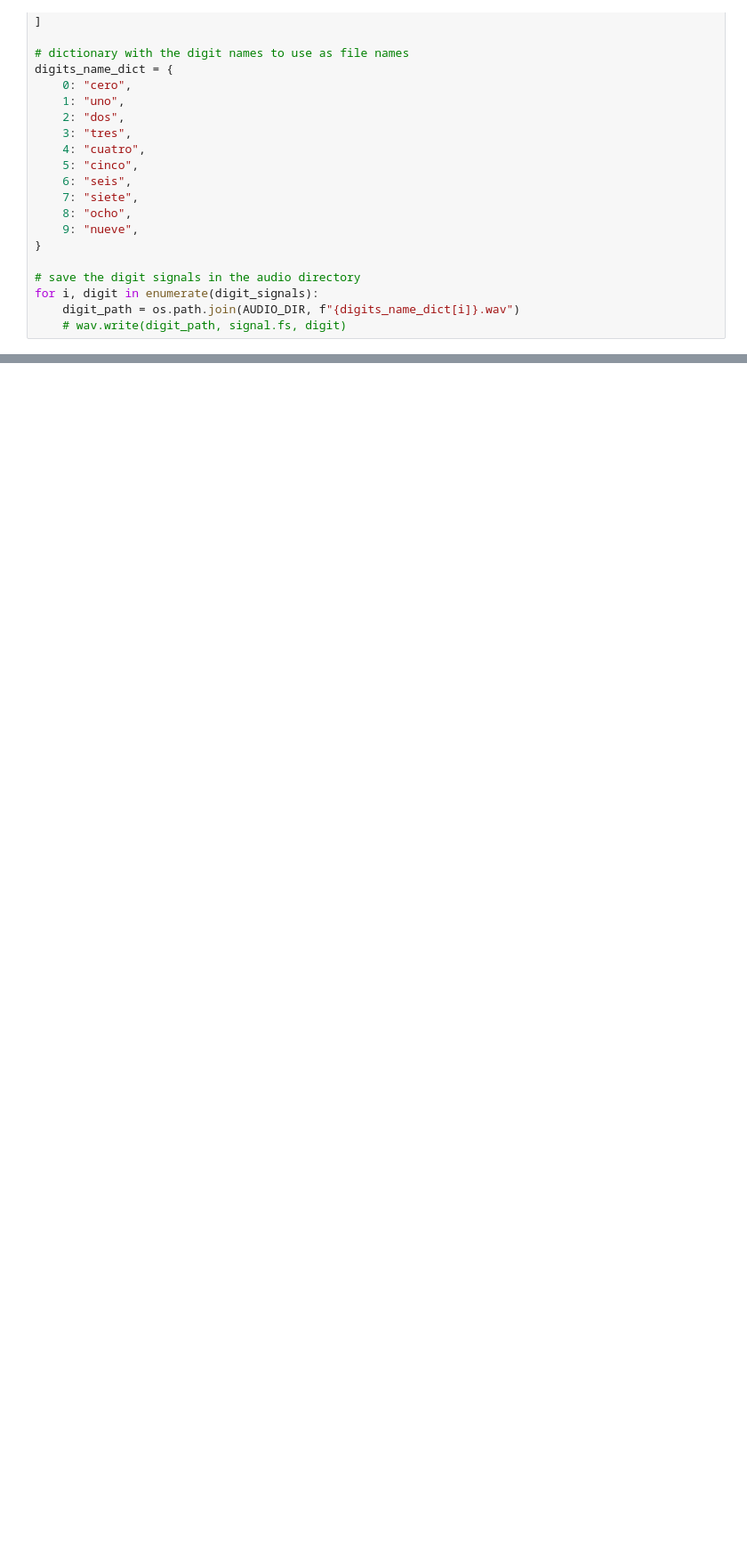
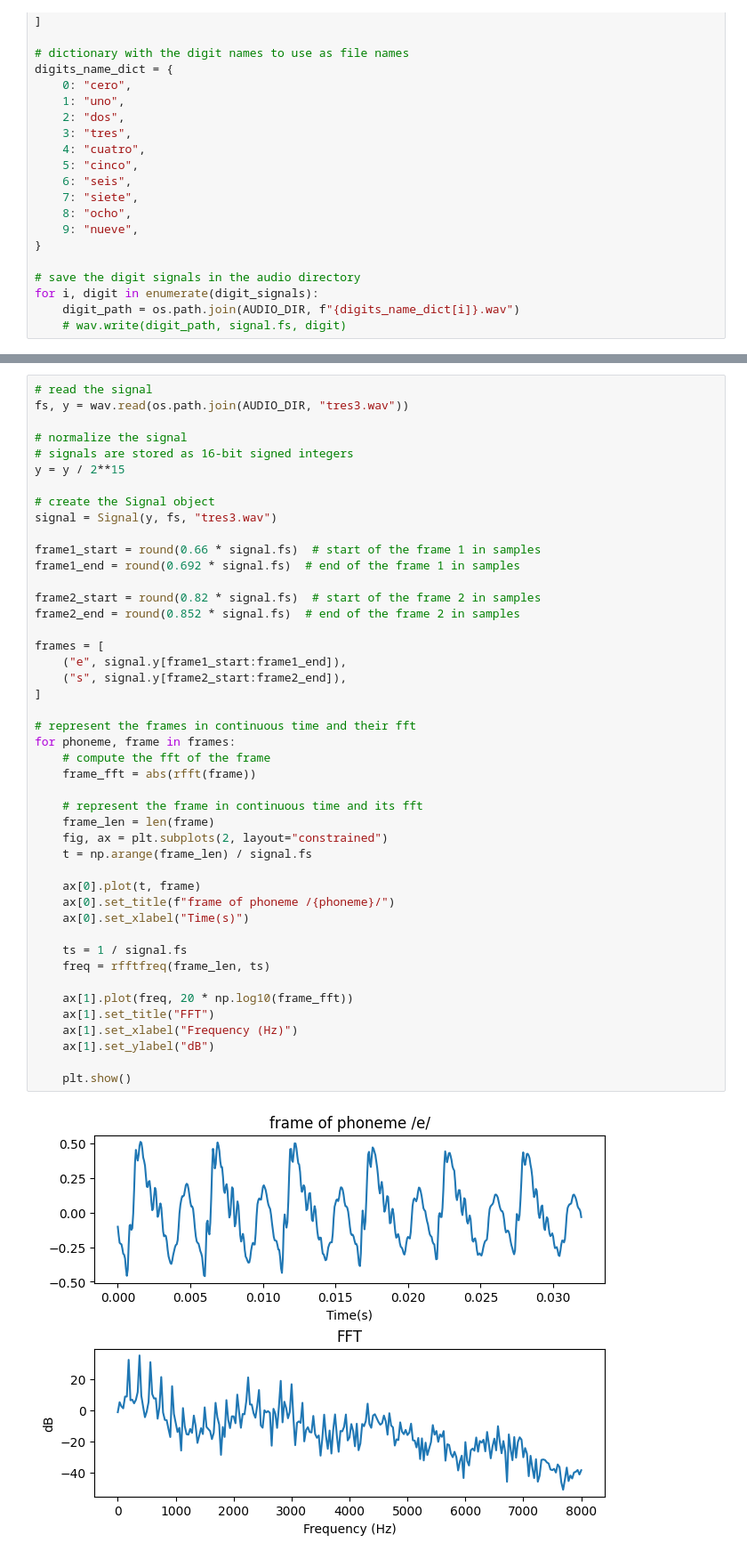
Before and after one commit to carlosedm10/joan-tds, a Jupyter notebook: pracs/prac2/prac2.ipynb, the cells around one changed output, grey strips where cells are left out. Shown at 89% size. Saved outputs shown, nothing was run; the diff lists cells and outputs as text; blank space fills up the shorter version.

```diff
--- a/pracs/prac2/prac2.ipynb
+++ b/pracs/prac2/prac2.ipynb
@@ -189,0 +193,47 @@ for i, digit in enumerate(digit_signals):
+# %%
+# read the signal
+fs, y = wav.read(os.path.join(AUDIO_DIR, "tres3.wav"))
+
+# normalize the signal
+# signals are stored as 16-bit signed integers
+y = y / 2**15
+
+# create the Signal object
+signal = Signal(y, fs, "tres3.wav")
+
+frame1_start = round(0.66 * signal.fs)  # start of the frame 1 in samples
+frame1_end = round(0.692 * signal.fs)  # end of the frame 1 in samples
+
+frame2_start = round(0.82 * signal.fs)  # start of the frame 2 in samples
+frame2_end = round(0.852 * signal.fs)  # end of the frame 2 in samples
+
+frames = [
+    ("e", signal.y[frame1_start:frame1_end]),
+    ("s", signal.y[frame2_start:frame2_end]),
+]
+
+# represent the frames in continuous time and their fft
+for phoneme, frame in frames:
+    # compute the fft of the frame
+    frame_fft = abs(rfft(frame))
+
+    # represent the frame in continuous time and its fft
+    frame_len = len(frame)
+    fig, ax = plt.subplots(2, layout="constrained")
+    t = np.arange(frame_len) / signal.fs
+
+    ax[0].plot(t, frame)
+    ax[0].set_title(f"frame of phoneme /{phoneme}/")
+    ax[0].set_xlabel("Time(s)")
+
+    ts = 1 / signal.fs
+    freq = rfftfreq(frame_len, ts)
+
+    ax[1].plot(freq, 20 * np.log10(frame_fft))
+    ax[1].set_title("FFT")
+    ax[1].set_xlabel("Frequency (Hz)")
+    ax[1].set_ylabel("dB")
+
+    plt.show()
+# %% [output]
+[figure, added]
```
Also changed, not shown: parts of 4 cells of this notebook.
